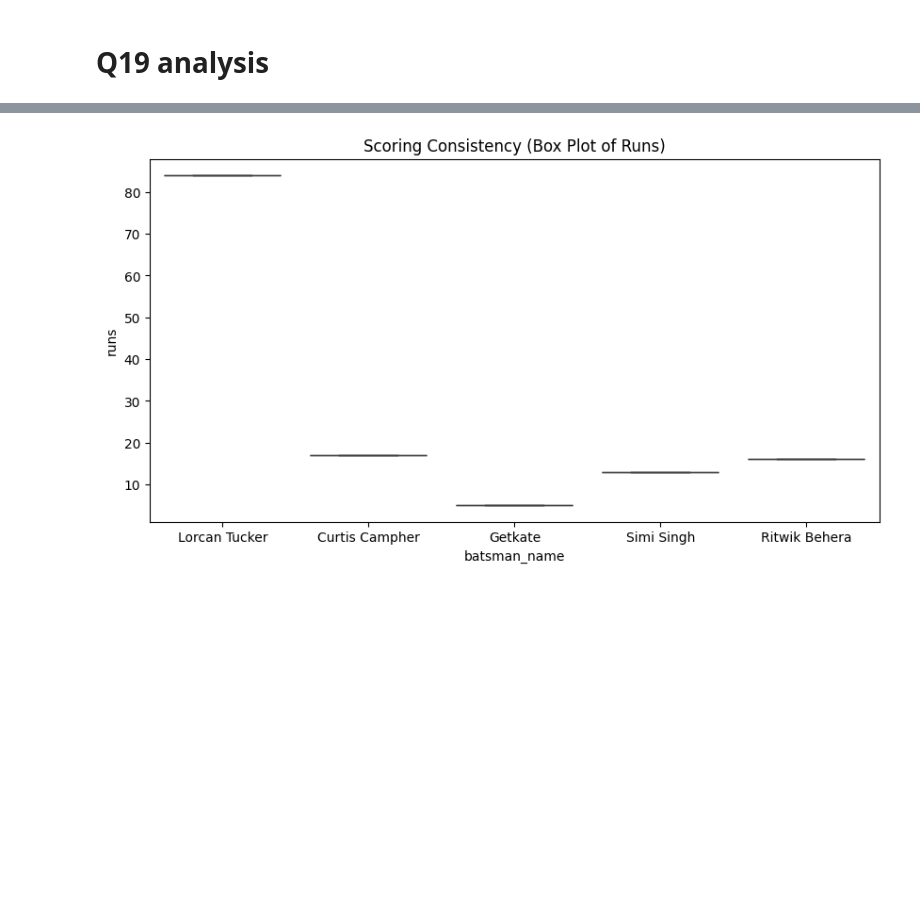
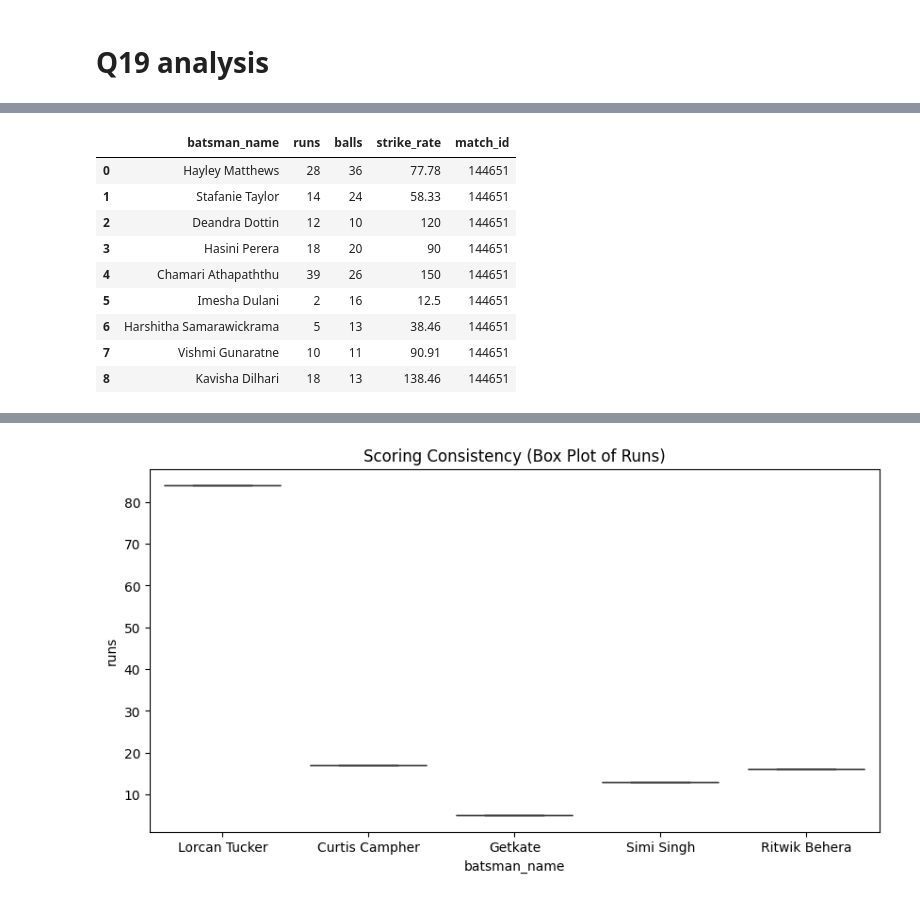
Before and after one commit to mrsdeepisunil-oss/guvi-cricbuzz, a Jupyter notebook: cricbuzz.ipynb, the cells around one changed output, grey strips where cells are left out. Saved outputs shown, nothing was run; the diff lists cells and outputs as text; code cells hidden in the pictures; blank space fills up the shorter version.

```diff
--- a/cricbuzz.ipynb
+++ b/cricbuzz.ipynb
@@ -2549,0 +2725,13 @@ dfq19
+# %%
+df19_144651
+# %% [output]
+|  | batsman_name | runs | balls | strike_rate | match_id |
+| 0 | Hayley Matthews | 28 | 36 | 77.78 | 144651 |
+| 1 | Stafanie Taylor | 14 | 24 | 58.33 | 144651 |
+| 2 | Deandra Dottin | 12 | 10 | 120 | 144651 |
+| 3 | Hasini Perera | 18 | 20 | 90 | 144651 |
+| 4 | Chamari Athapaththu | 39 | 26 | 150 | 144651 |
+| 5 | Imesha Dulani | 2 | 16 | 12.5 | 144651 |
+| 6 | Harshitha Samarawickrama | 5 | 13 | 38.46 | 144651 |
+| 7 | Vishmi Gunaratne | 10 | 11 | 90.91 | 144651 |
+| 8 | Kavisha Dilhari | 18 | 13 | 138.46 | 144651 |
```
Also changed, not shown: parts of 15 cells of this notebook, 2 other files.
